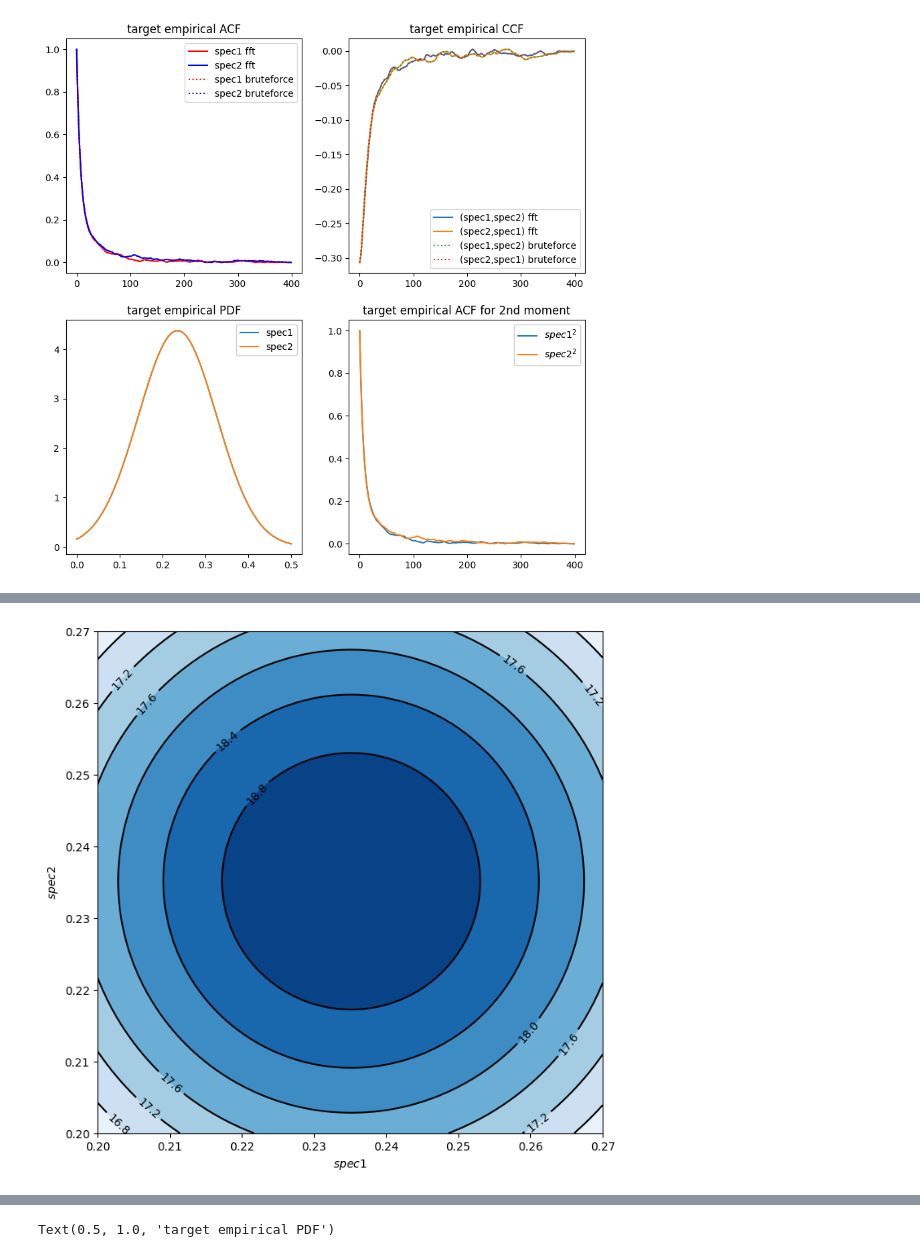
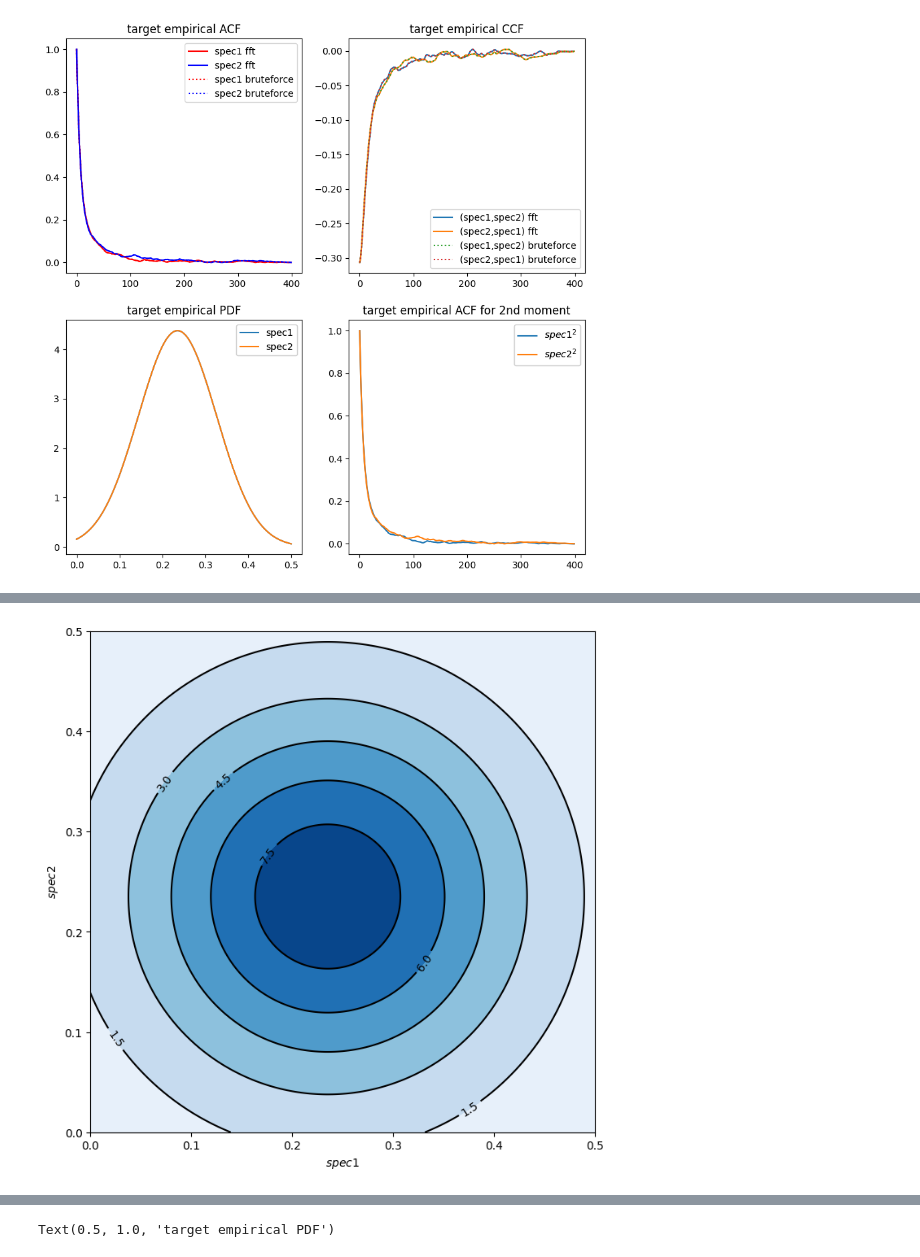
Before and after one commit to Zihan-Xu527/Multidimensional-SINN, a Jupyter notebook: KMC/SINN-KMC_periodic_2d_disads_2spec.ipynb, the cells around one changed output, grey strips where cells are left out. Drawn from its saved outputs; the diff is of its cells as text; code cells hidden in the pictures.

```diff
--- a/KMC/SINN-KMC_periodic_2d_disads_2spec.ipynb
+++ b/KMC/SINN-KMC_periodic_2d_disads_2spec.ipynb
@@ -198,7 +267,7 @@ loss_ccf_randbrute = make_loss('ccf[randombrute]', target, lags=LAGS, sample_lag
 
 loss_pdf_empirical1 = make_loss('pdf', target, lower=0, upper=0.5, n=N, bw=None, device=device)
 loss_pdf_empirical2 = make_loss('pdf6', target, lower=-2, upper=2.5, n=N, bw=None, device=device)
-loss_pdf_empirical2D = make_loss('pdf2D', target, lower=0.2, upper=0.27, n=N, bw=None, device=device)
+loss_pdf_empirical2D = make_loss('pdf2D', target, lower=0, upper=0.5, n=N, bw=None, device=device)
 # %%
 # Plotting target ACFs and PDF
 fig, axs = plt.subplots(2, 2, figsize=(10, 10))
@@ -238,27 +369,27 @@ torch.Size([400, 2])
 # %%
-xmin, xmax = 0.2, 0.27
-ymin, ymax = 0.2, 0.27
+xmin, xmax = 0, 0.5
+ymin, ymax = 0, 0.5
 
 xx, yy = np.mgrid[xmin:xmax:400j, ymin:ymax:400j]
 fig = plt.figure(figsize=(8, 8))
 ax = fig.gca()
 ax.set_xlim(xmin, xmax)
 ax.set_ylim(ymin, ymax)
 
 # Contourf plot
 cfset = ax.contourf(xx, yy, loss_pdf_empirical2D._target.cpu(), cmap='Blues')
 ## Or kernel density estimate plot instead of the contourf plot
 
 # Contour plot
 cset = ax.contour(xx, yy, loss_pdf_empirical2D._target.cpu(), colors='k')
 # Label plot
 ax.clabel(cset, inline=1, fontsize=10)
 ax.set_xlabel(r'$spec1$')
 ax.set_ylabel(r'$spec2$')
 
 plt.show()
 # %% [output]
-[figure, old version]
+[figure, new version]
 # %%
 from mpl_toolkits.mplot3d import axes3d
 
```
Also changed, not shown: parts of 7 cells of this notebook, 4 other files.
